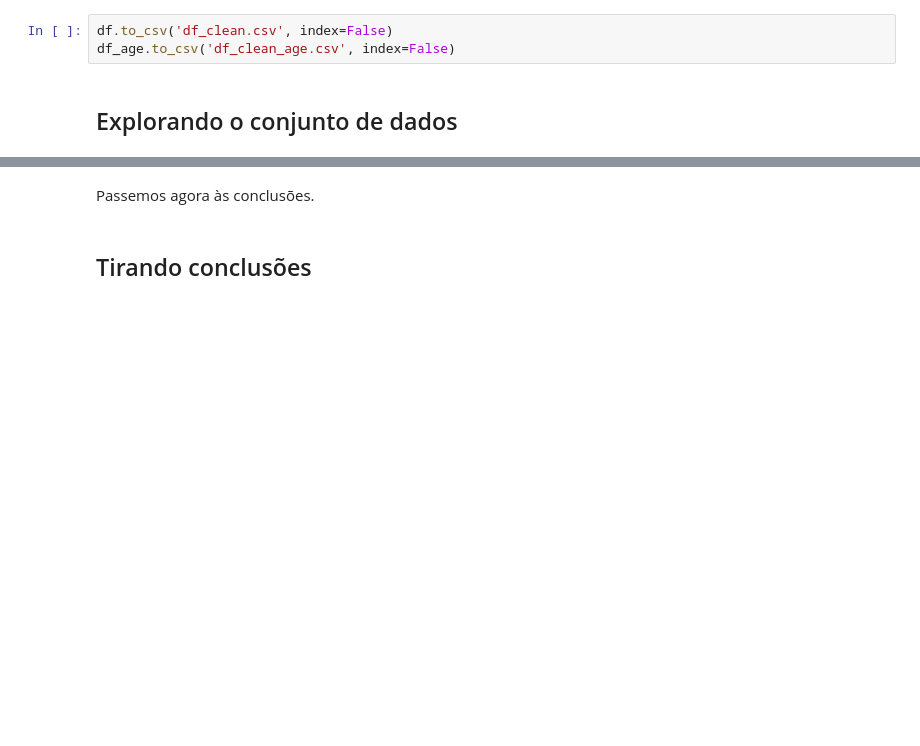
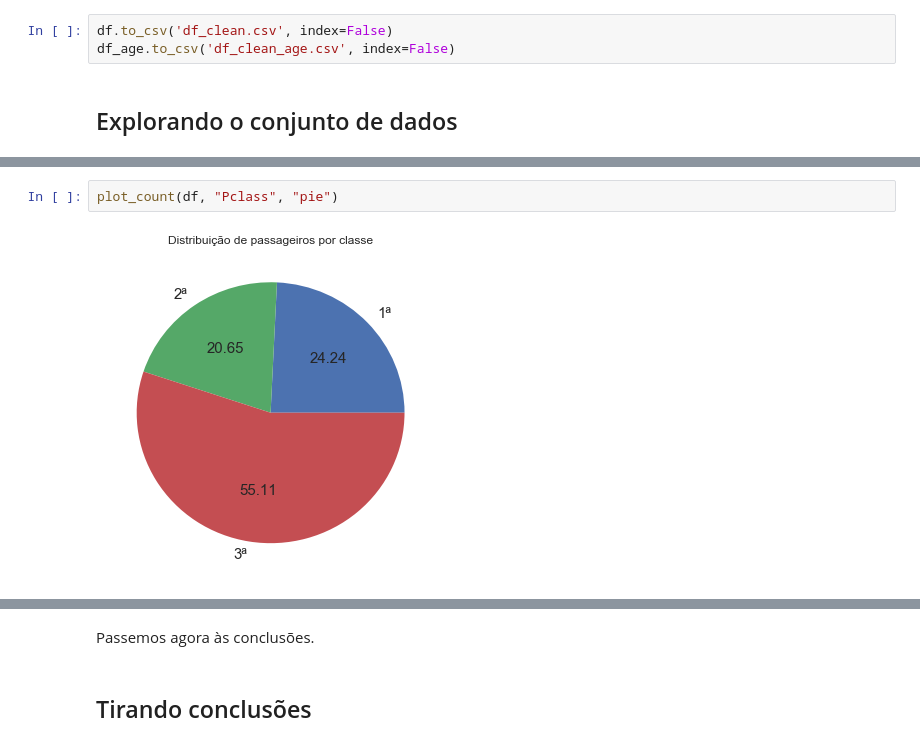
Before and after one commit to nadson12/Projeto_Titanic, a Jupyter notebook: titanic.ipynb, the cells around one changed output, grey strips where cells are left out. Drawn from its saved outputs; the diff is of its cells as text; blank space fills up the shorter version.

```diff
--- a/titanic.ipynb
+++ b/titanic.ipynb
@@ -271,0 +428,4 @@ Quanto à variável idade, deixaremos para tratar dela mais a frente, por meio d
+# %%
+plot_count(df, "Pclass", "pie")
+# %% [output]
+[figure, added]
```
Also changed, not shown: parts of 197 cells of this notebook, 1 other file.
